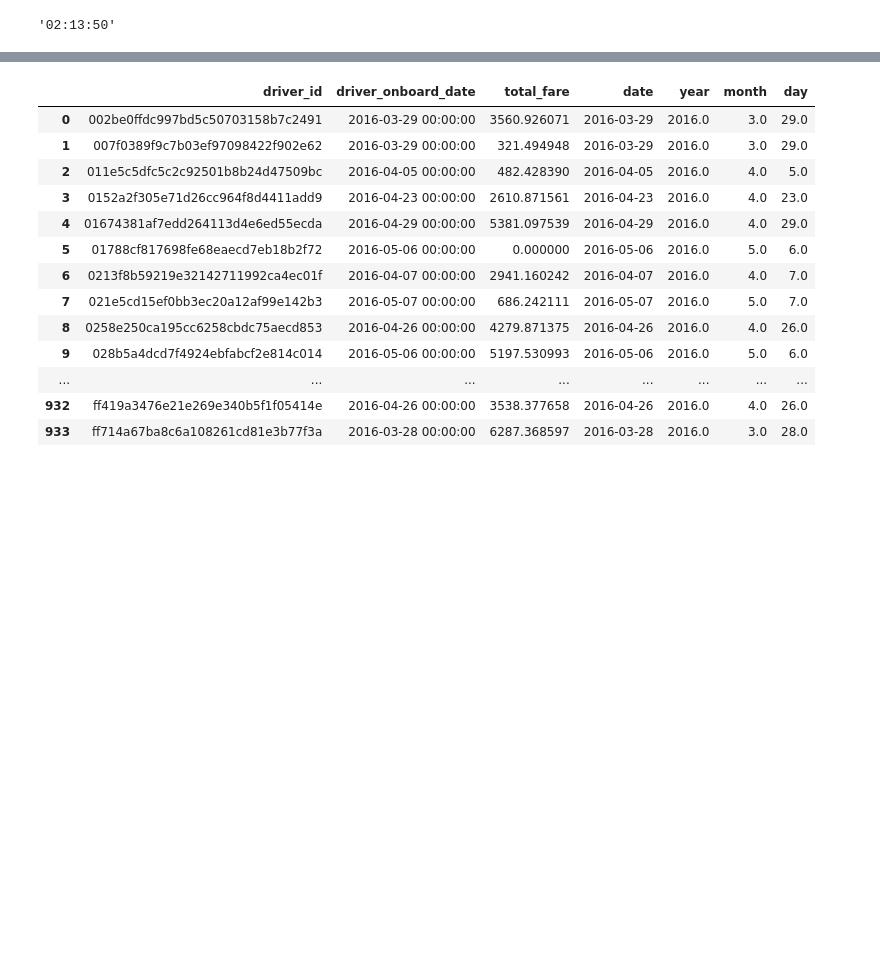
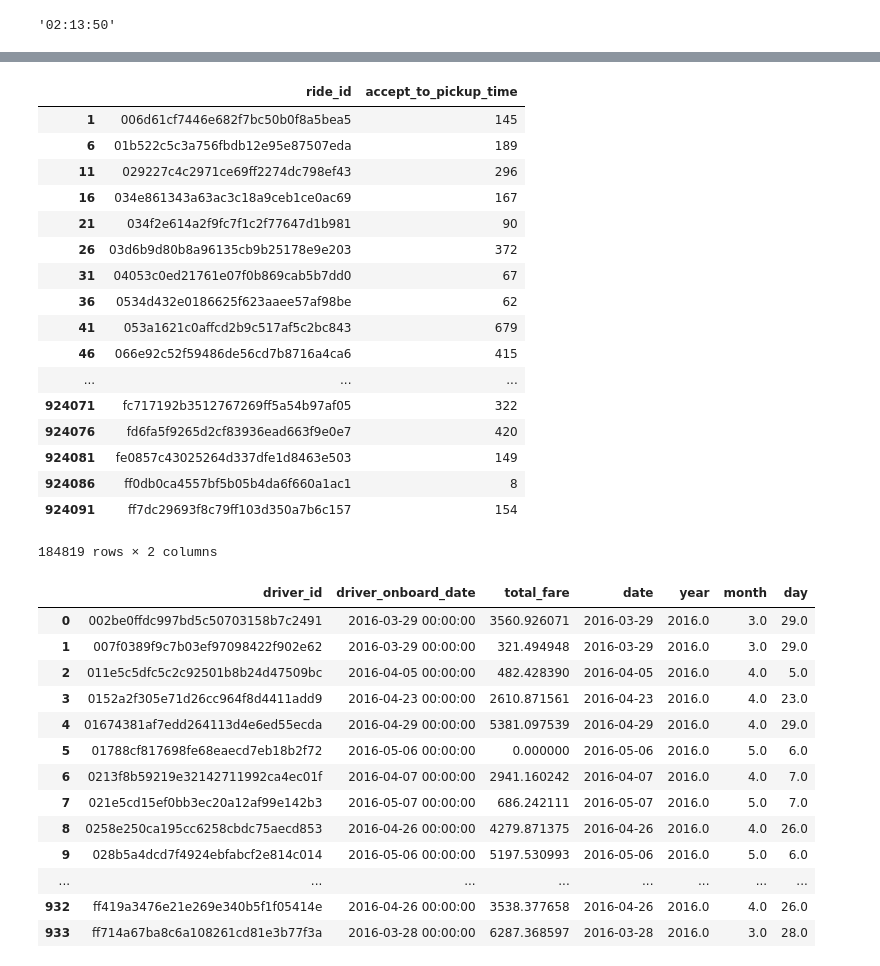
Before and after one commit to nicholasprayogo/lyft_data_challenge, a Jupyter notebook: data-challenge.ipynb, the cells around one changed output, grey strips where cells are left out. Saved outputs shown, nothing was run; the diff lists cells and outputs as text; code cells hidden in the pictures; blank space fills up the shorter version.

```diff
--- a/data-challenge.ipynb
+++ b/data-challenge.ipynb
@@ -277,6 +279,28 @@ accepted_times.head()
 | 11 | 002be0ffdc997bd5c50703158b7c2491 | 029227c4c2971ce69ff2274dc798ef43 | 3282 | 572 | 0 | accepted_at | 2016-06-21 11:56:39 | 2016-06-21 | ... |
 | 16 | 002be0ffdc997bd5c50703158b7c2491 | 034e861343a63ac3c18a9ceb1ce0ac69 | 65283 | 3338 | 25 | accepted_at | 2016-05-19 09:15:33 | 2016-05-19 | ... |
 | 21 | 002be0ffdc997bd5c50703158b7c2491 | 034f2e614a2f9fc7f1c2f77647d1b981 | 4115 | 823 | 100 | accepted_at | 2016-04-20 22:05:32 | 2016-04-20 | ... |
+# %%
+accept_to_pickup_time_df = pd.DataFrame(accepted_times[['ride_id','accept_to_pickup_time']])
+accept_to_pickup_time_df
+# %% [output]
+|  | ride_id | accept_to_pickup_time |
+| 1 | 006d61cf7446e682f7bc50b0f8a5bea5 | 145 |
+| 6 | 01b522c5c3a756fbdb12e95e87507eda | 189 |
+| 11 | 029227c4c2971ce69ff2274dc798ef43 | 296 |
+| 16 | 034e861343a63ac3c18a9ceb1ce0ac69 | 167 |
+| 21 | 034f2e614a2f9fc7f1c2f77647d1b981 | 90 |
+| 26 | 03d6b9d80b8a96135cb9b25178e9e203 | 372 |
+| 31 | 04053c0ed21761e07f0b869cab5b7dd0 | 67 |
+| 36 | 0534d432e0186625f623aaee57af98be | 62 |
+| 41 | 053a1621c0affcd2b9c517af5c2bc843 | 679 |
+| 46 | 066e92c52f59486de56cd7b8716a4ca6 | 415 |
+| ... | ... | ... |
+| 924071 | fc717192b3512767269ff5a54b97af05 | 322 |
+| 924076 | fd6fa5f9265d2cf83936ead663f9e0e7 | 420 |
+| 924081 | fe0857c43025264d337dfe1d8463e503 | 149 |
+| 924086 | ff0db0ca4557bf5b05b4da6f660a1ac1 | 8 |
+| 924091 | ff7dc29693f8c79ff103d350a7b6c157 | 154 |
+184819 rows × 2 columns
 # %%
 def driver_ids_add_date_column(driver_ids):
     date = []
```
Also changed, not shown: parts of 12 cells of this notebook.
